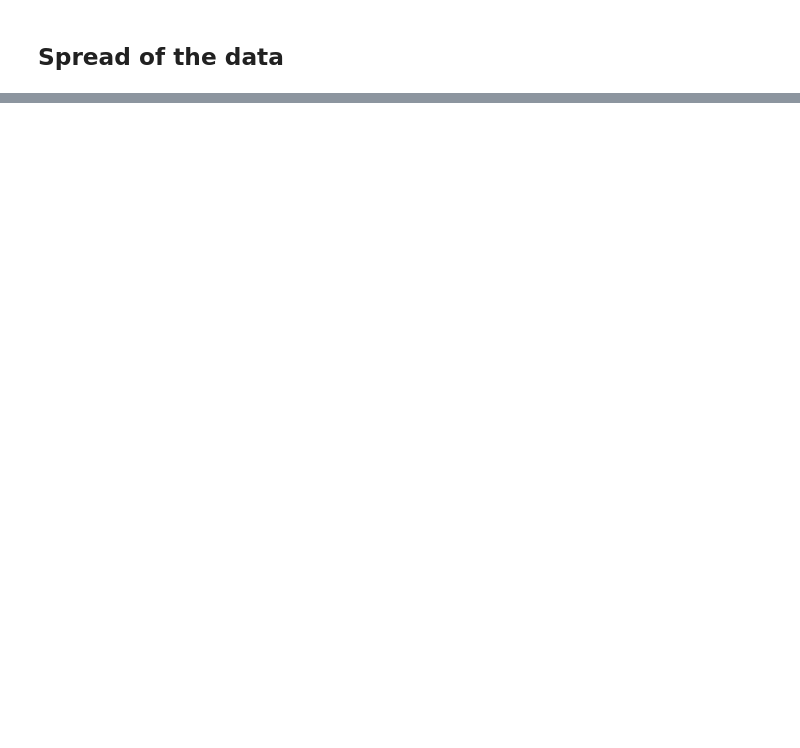
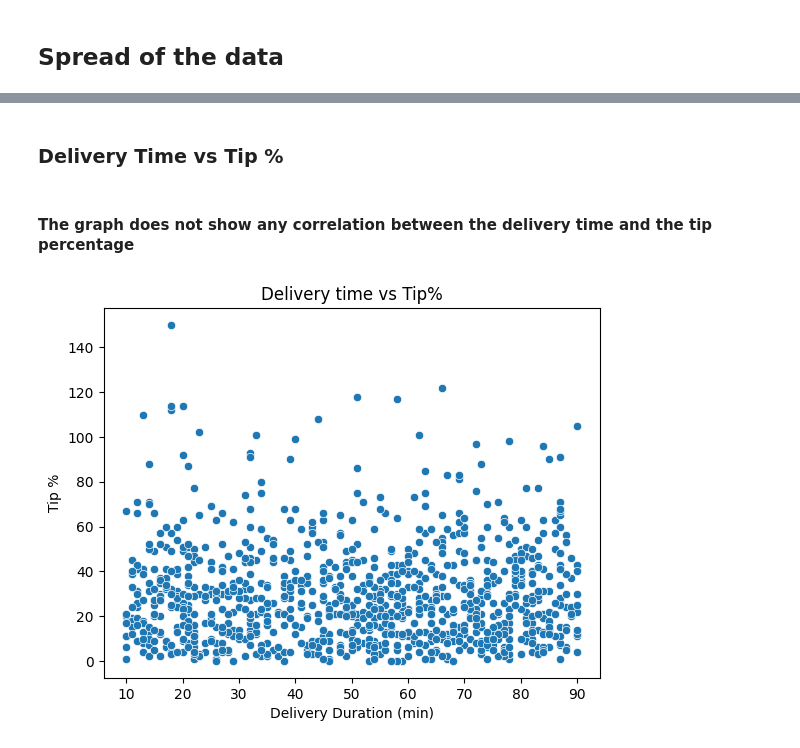
Before and after one commit to LuqmaanHak1m/Taco-Data-Exploration, a Jupyter notebook: taco_exploration.ipynb, the cells around one changed output, grey strips where cells are left out. Drawn from its saved outputs; the diff is of its cells as text; code cells hidden in the pictures; blank space fills up the shorter version.

```diff
--- a/taco_exploration.ipynb
+++ b/taco_exploration.ipynb
@@ -63,0 +104,8 @@ memory usage: 94.9+ KB
+# %%
+df_more = df
+
+df_more['Order Hour'] = df_more['Order Time'].dt.hour
+df_more['Day of Week'] = df_more['Order Time'].dt.day_name()
+df_more['Tip %'] = round((df_more['Tip ($)'] / df_more['Price ($)']) * 100)
+
+df_more
@@ -73,0 +190,10 @@ plt.show()
+# %% [markdown]
+### Delivery Time vs Tip %
+# %% [markdown]
+#### The graph does not show any correlation between the delivery time and the tip percentage
+# %%
+sns.scatterplot(x='Delivery Duration (min)', y='Tip %', data=df_more)
+plt.title("Delivery time vs Tip%")
+plt.show()
+# %% [output]
+[figure, added]
```
Also changed, not shown: parts of 25 cells of this notebook.
